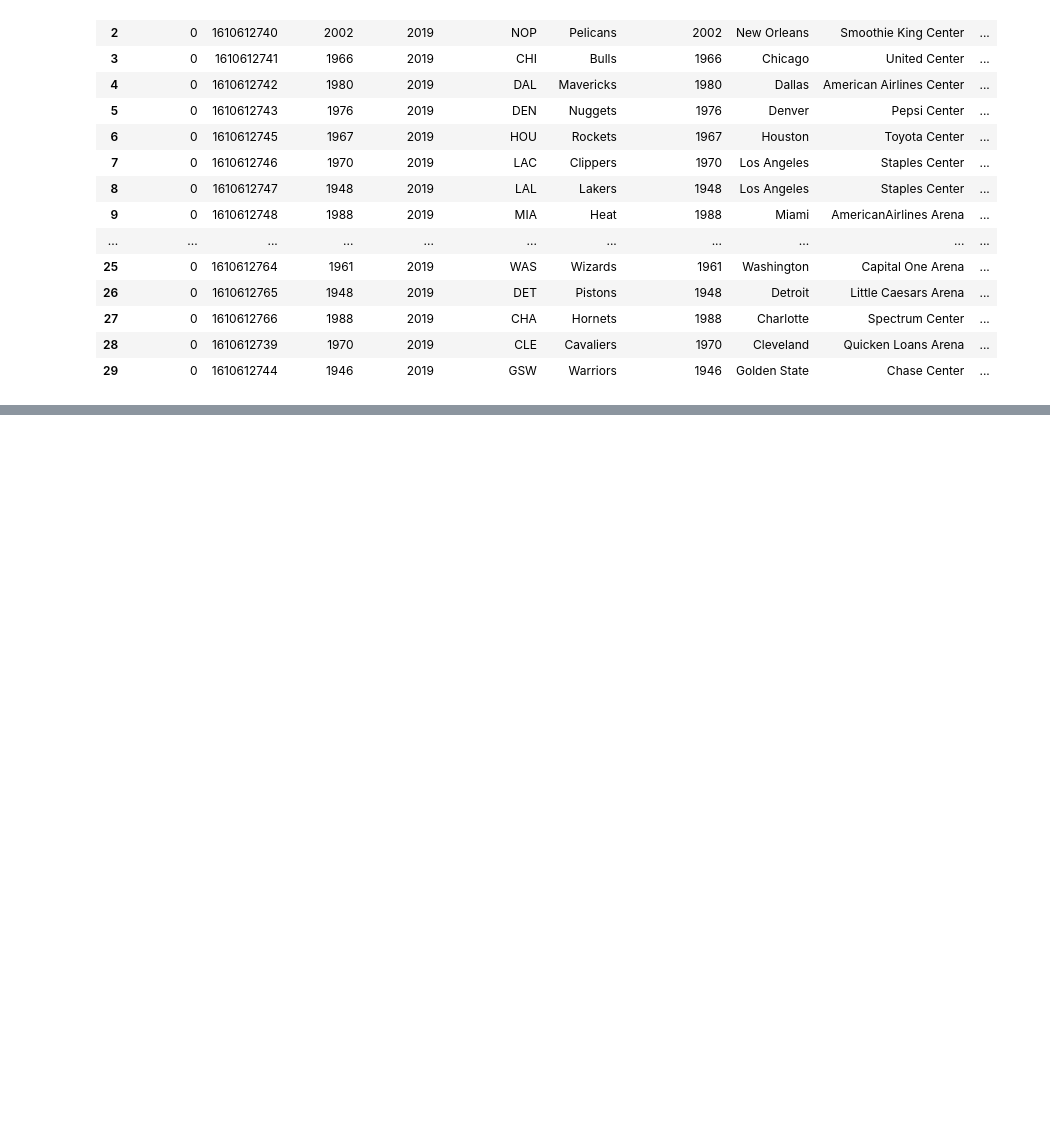
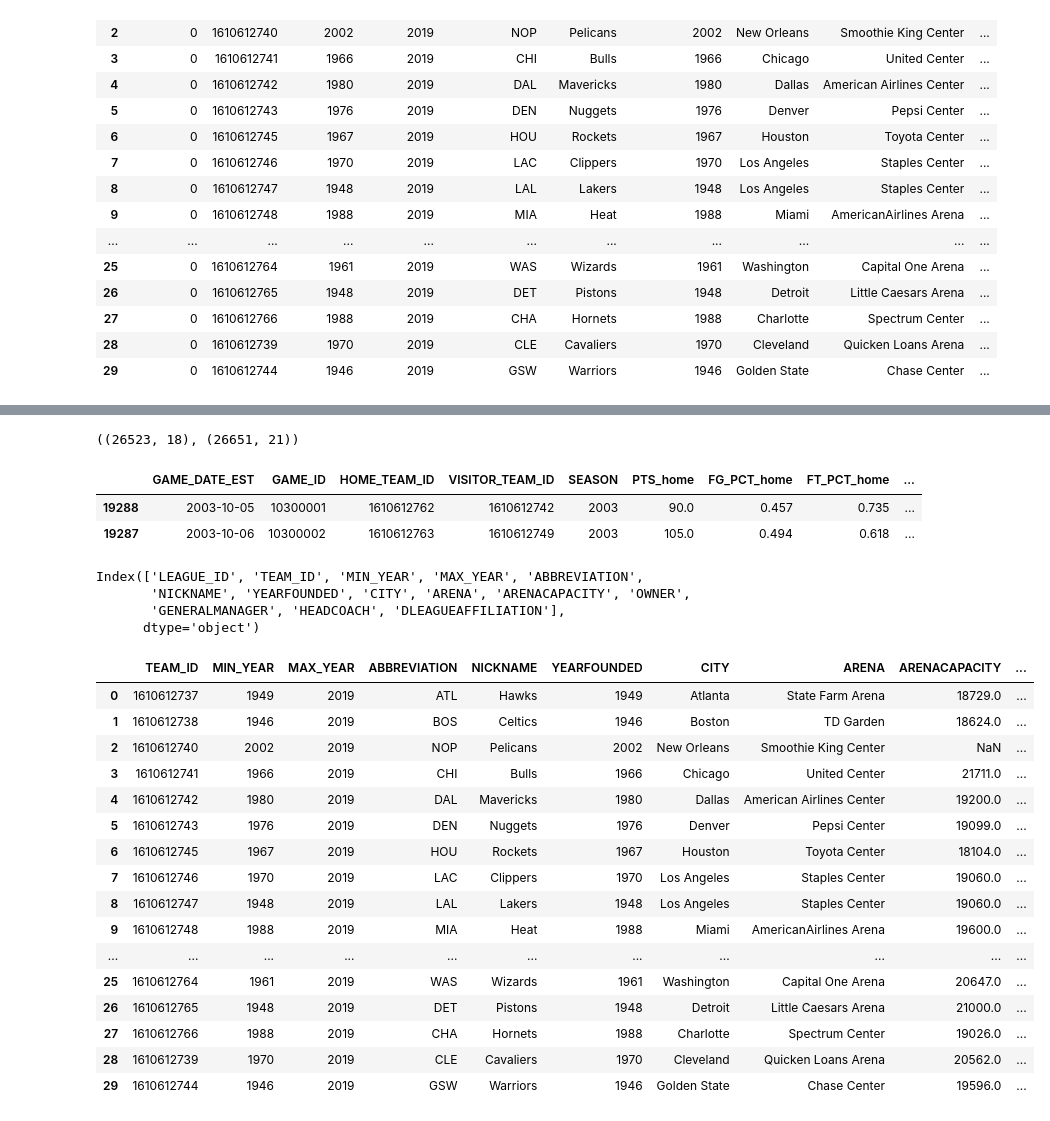
Before and after one commit to Mikebenisberchmans/NBA_dashboard, a Jupyter notebook: notebooks/experimentation.ipynb, the cells around one changed output, grey strips where cells are left out. Saved outputs shown, nothing was run; the diff lists cells and outputs as text; code cells hidden in the pictures; blank space fills up the shorter version.

```diff
--- a/notebooks/experimentation.ipynb
+++ b/notebooks/experimentation.ipynb
@@ -55,0 +277,39 @@ games_df['TEAM_ID_away']==games_df['']
+# %%
+games_df_v1.shape,games_df.shape
+# %% [output]
+((26523, 18), (26651, 21))
+# %%
+games_df_v1.sort_values(by=['GAME_DATE_EST']).head(2)
+# %% [output]
+|  | GAME_DATE_EST | GAME_ID | HOME_TEAM_ID | VISITOR_TEAM_ID | SEASON | PTS_home | FG_PCT_home | FT_PCT_home | ... |
+| 19288 | 2003-10-05 | 10300001 | 1610612762 | 1610612742 | 2003 | 90.0 | 0.457 | 0.735 | ... |
+| 19287 | 2003-10-06 | 10300002 | 1610612763 | 1610612749 | 2003 | 105.0 | 0.494 | 0.618 | ... |
+# %%
+teams_df.columns
+# %% [output]
+Index(['LEAGUE_ID', 'TEAM_ID', 'MIN_YEAR', 'MAX_YEAR', 'ABBREVIATION',
+       'NICKNAME', 'YEARFOUNDED', 'CITY', 'ARENA', 'ARENACAPACITY', 'OWNER',
+       'GENERALMANAGER', 'HEADCOACH', 'DLEAGUEAFFILIATION'],
+      dtype='object')
+# %%
+teams_df.drop(columns=['LEAGUE_ID'],axis=1,inplace=True)
+# %%
+teams_df
+# %% [output]
+|  | TEAM_ID | MIN_YEAR | MAX_YEAR | ABBREVIATION | NICKNAME | YEARFOUNDED | CITY | ARENA | ARENACAPACITY | ... |
+| 0 | 1610612737 | 1949 | 2019 | ATL | Hawks | 1949 | Atlanta | State Farm Arena | 18729.0 | ... |
+| 1 | 1610612738 | 1946 | 2019 | BOS | Celtics | 1946 | Boston | TD Garden | 18624.0 | ... |
+| 2 | 1610612740 | 2002 | 2019 | NOP | Pelicans | 2002 | New Orleans | Smoothie King Center | NaN | ... |
+| 3 | 1610612741 | 1966 | 2019 | CHI | Bulls | 1966 | Chicago | United Center | 21711.0 | ... |
+| 4 | 1610612742 | 1980 | 2019 | DAL | Mavericks | 1980 | Dallas | American Airlines Center | 19200.0 | ... |
+| 5 | 1610612743 | 1976 | 2019 | DEN | Nuggets | 1976 | Denver | Pepsi Center | 19099.0 | ... |
+| 6 | 1610612745 | 1967 | 2019 | HOU | Rockets | 1967 | Houston | Toyota Center | 18104.0 | ... |
+| 7 | 1610612746 | 1970 | 2019 | LAC | Clippers | 1970 | Los Angeles | Staples Center | 19060.0 | ... |
+| 8 | 1610612747 | 1948 | 2019 | LAL | Lakers | 1948 | Los Angeles | Staples Center | 19060.0 | ... |
+| 9 | 1610612748 | 1988 | 2019 | MIA | Heat | 1988 | Miami | AmericanAirlines Arena | 19600.0 | ... |
+| ... | ... | ... | ... | ... | ... | ... | ... | ... | ... | ... |
+| 25 | 1610612764 | 1961 | 2019 | WAS | Wizards | 1961 | Washington | Capital One Arena | 20647.0 | ... |
+| 26 | 1610612765 | 1948 | 2019 | DET | Pistons | 1948 | Detroit | Little Caesars Arena | 21000.0 | ... |
+| 27 | 1610612766 | 1988 | 2019 | CHA | Hornets | 1988 | Charlotte | Spectrum Center | 19026.0 | ... |
+| 28 | 1610612739 | 1970 | 2019 | CLE | Cavaliers | 1970 | Cleveland | Quicken Loans Arena | 20562.0 | ... |
+| 29 | 1610612744 | 1946 | 2019 | GSW | Warriors | 1946 | Golden State | Chase Center | 19596.0 | ... |
```
Also changed, not shown: parts of 44 cells of this notebook, 1 other file.
